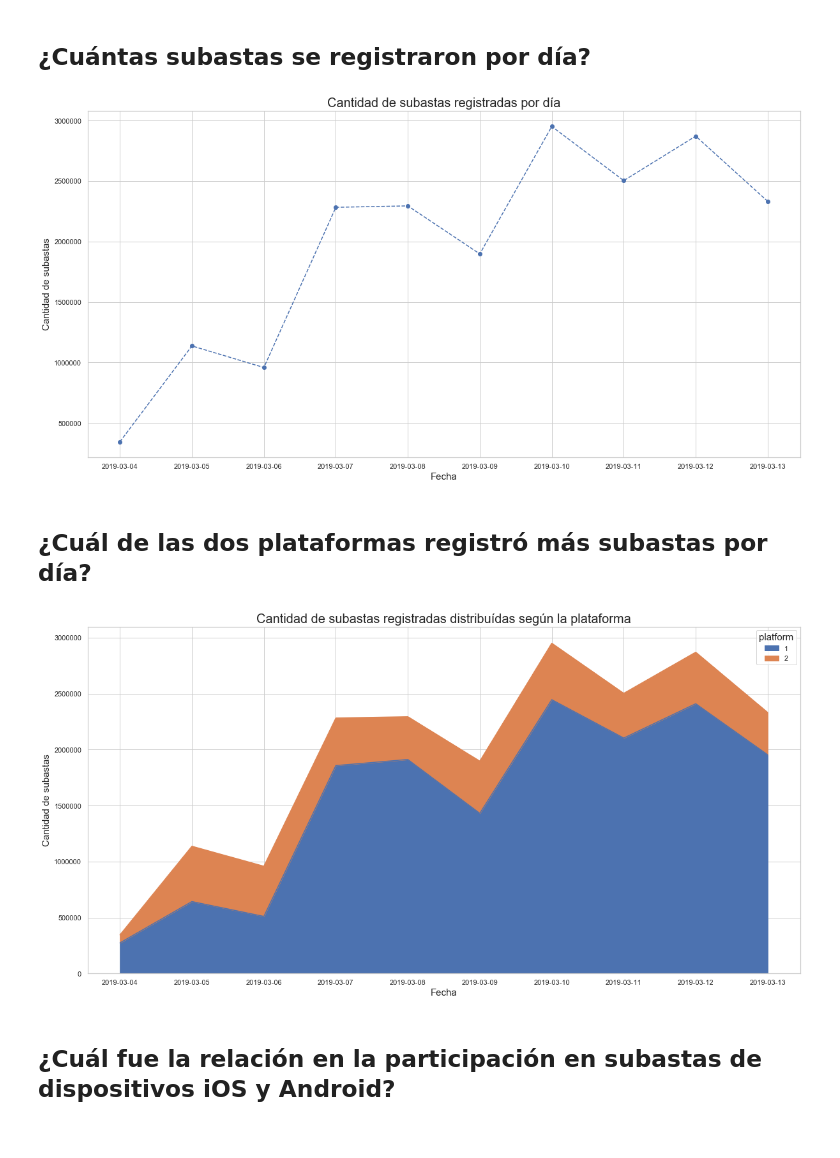
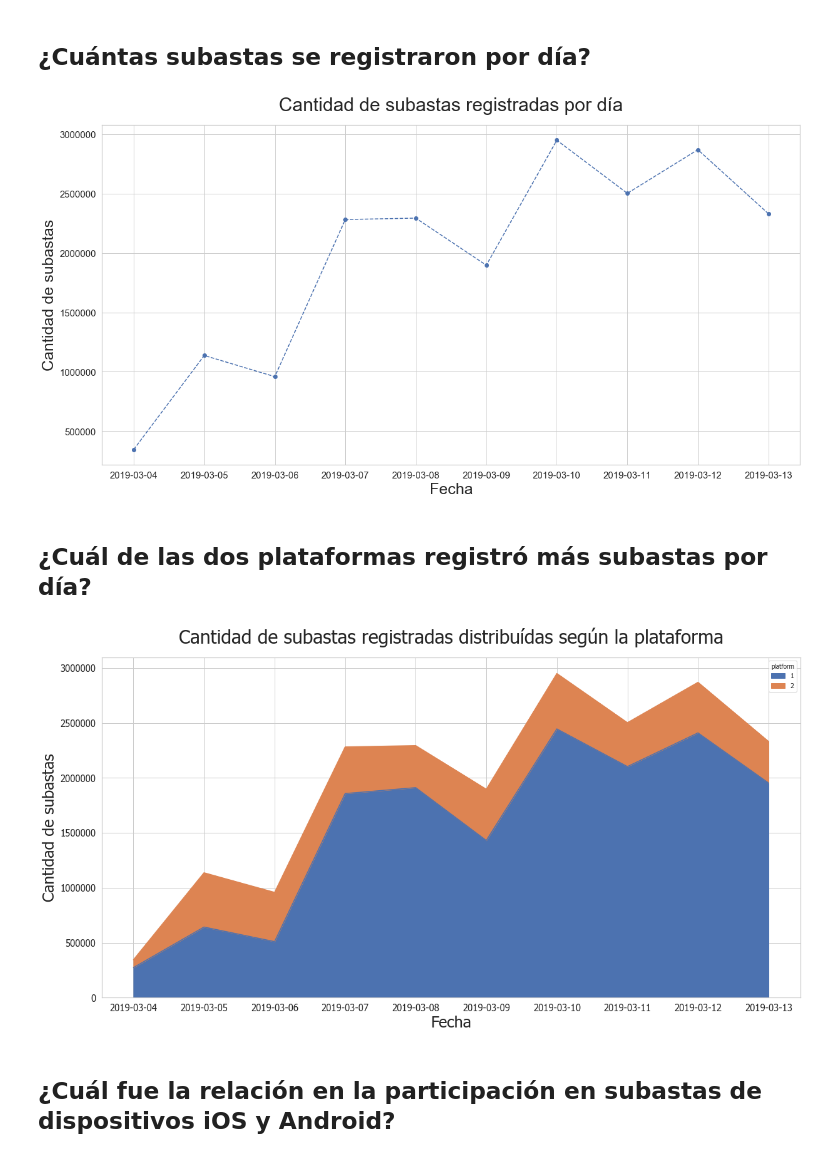
Before and after one commit to AlejandroKler/Datanesa, a Jupyter notebook: Analisis_subastas.ipynb, the cells around one changed output. Drawn from its saved outputs; the diff is of its cells as text; code cells hidden in the pictures.

```diff
--- a/Analisis_subastas.ipynb
+++ b/Analisis_subastas.ipynb
@@ -32,26 +32,32 @@ auctions["cantidad_subastas"] = 1
 auctions["fecha"] = auctions["date"].dt.date
 # %%
 plot = auctions.groupby('fecha').agg({'cantidad_subastas': 'count'}).plot(figsize=(20,10), style = 'o--', legend = False);
-plot.set_ylabel("Cantidad de subastas", fontsize = 15)
-plot.set_xlabel("Fecha", fontsize = 15)
-plot.set_title("Cantidad de subastas registradas por día", fontsize = 20)
+
+plot.set_ylabel("Cantidad de subastas", fontsize = 25)
+plot.set_xlabel("Fecha", fontsize = 25)
+plot.set_title("Cantidad de subastas registradas por día", fontsize = 30)
+plot.tick_params(labelsize=15, which='major')
+
+plot.title.set_position([.5, 1.03])
 
 plt.savefig("subasta_reg_por_dia.png", dpi = 300)
 # %% [output]
-[figure, old version]
+[figure, new version]
 # %% [markdown]
 ## ¿Cuál de las dos plataformas registró más subastas por día?
 # %%
 df_to_plot = auctions.groupby(["fecha", "platform"]).agg({"cantidad_subastas":"count"})
 # %%
 plot_b = df_to_plot.unstack().cantidad_subastas.plot.area(figsize = (20,10))
-plot_b.set_ylabel("Cantidad de subastas", fontsize = 15)
-plot_b.set_xlabel("Fecha", fontsize = 15)
-plot_b.set_title("Cantidad de subastas registradas distribuídas según la plataforma", fontsize = 20)
+plot_b.set_ylabel("Cantidad de subastas", fontsize = 25)
+plot_b.set_xlabel("Fecha", fontsize = 25)
+plot_b.set_title("Cantidad de subastas registradas distribuídas según la plataforma", fontsize = 30)
+plot_b.title.set_position([.5, 1.03])
+plot_b.tick_params(labelsize=15, which='major')
 
 plt.savefig("area_platform_subastas.png", dpi = 300)
 # %% [output]
-[figure, old version]
+[figure, new version]
 # %% [markdown]
 ## ¿Cuál fue la relación en la participación en subastas de dispositivos iOS y Android?
 # %%
```
Also changed, not shown: parts of 4 cells of this notebook.
